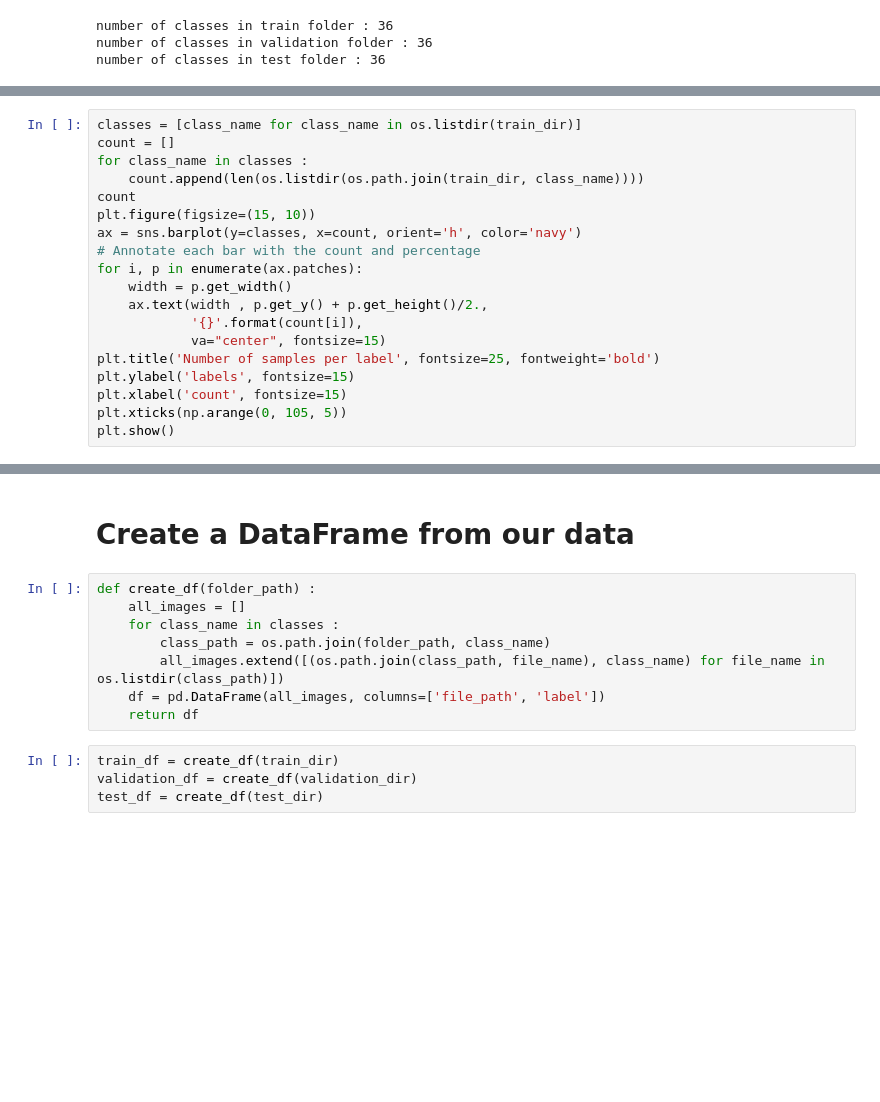
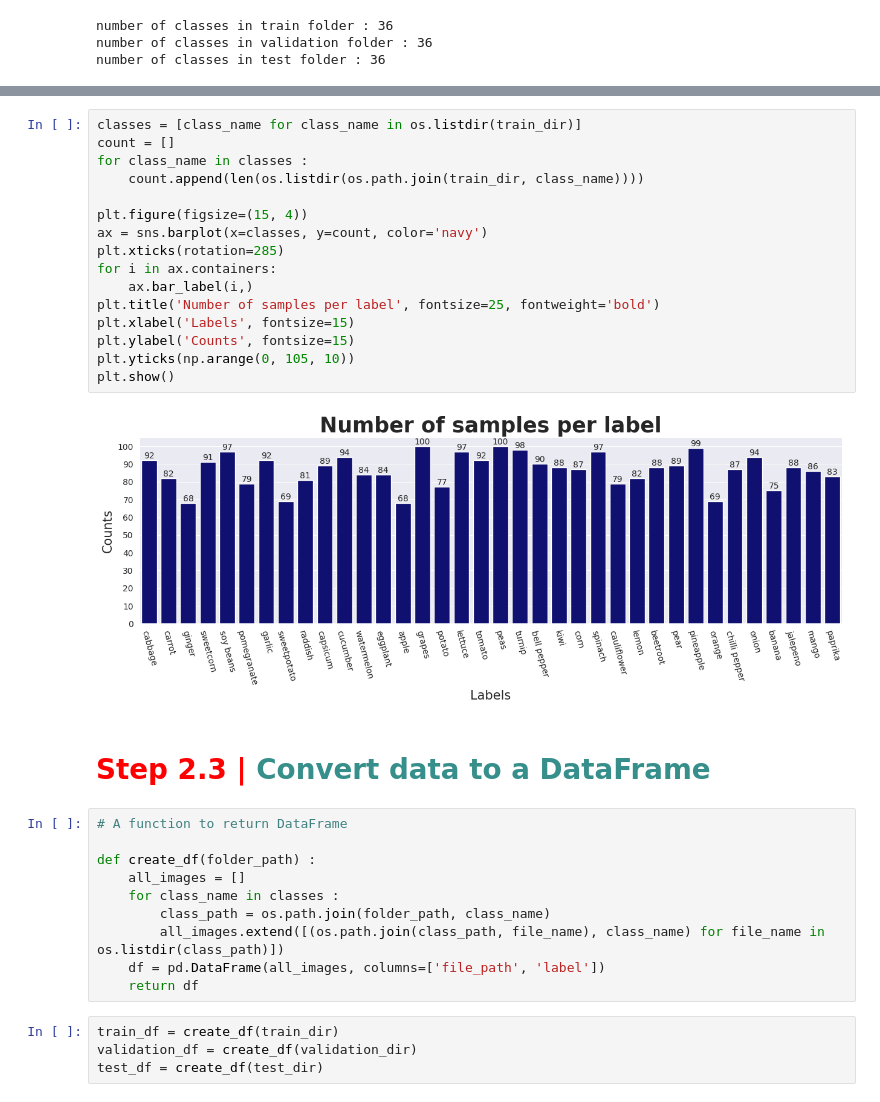
Before and after one commit to NimaPourmoradi/Fruits_and_Vegetables_Image_Recognition, a Jupyter notebook: Fruits and Vegetables.ipynb, the cells around one changed output, grey strips where cells are left out. Cells and saved outputs as stored; diff of their text form; blank space fills up the shorter version.

Commit message:
add final changes + comments
+ Add some comments
+ change count plot orientation
+ Add hello & Thanks & Author section
+ add H1 & H2 tags

```diff
--- a/Fruits and Vegetables.ipynb
+++ b/Fruits and Vegetables.ipynb
@@ -51,19 +97,0 @@ number of classes in test folder : 36
-# %%
-classes = [class_name for class_name in os.listdir(train_dir)]
-count = []
-for class_name in classes :
-    count.append(len(os.listdir(os.path.join(train_dir, class_name))))
-count
-plt.figure(figsize=(15, 10))
-ax = sns.barplot(y=classes, x=count, orient='h', color='navy')
-# Annotate each bar with the count and percentage
-for i, p in enumerate(ax.patches):
-    width = p.get_width()
-    ax.text(width , p.get_y() + p.get_height()/2.,
-            '{}'.format(count[i]),
-            va="center", fontsize=15)
-plt.title('Number of samples per label', fontsize=25, fontweight='bold')
-plt.ylabel('labels', fontsize=15)
-plt.xlabel('count', fontsize=15)
-plt.xticks(np.arange(0, 105, 5))
-plt.show()
@@ -72,6 +98,27 @@ plt.show()
-# %% [markdown]
-# Create a DataFrame from our data
+# %%
+classes = [class_name for class_name in os.listdir(train_dir)]
+count = []
+for class_name in classes :
+    count.append(len(os.listdir(os.path.join(train_dir, class_name))))
+
+plt.figure(figsize=(15, 4))
+ax = sns.barplot(x=classes, y=count, color='navy')
+plt.xticks(rotation=285)
+for i in ax.containers:
+    ax.bar_label(i,)
+plt.title('Number of samples per label', fontsize=25, fontweight='bold')
+plt.xlabel('Labels', fontsize=15)
+plt.ylabel('Counts', fontsize=15)
+plt.yticks(np.arange(0, 105, 10))
+plt.show()
+# %% [output]
+[figure, added]
+# %% [markdown]
+## <a id='step23'></a>
+# <span style="font-family:tahoma;font-size:100%;text-align:left"><span style="color:red"><b>Step 2.3 | <b></span><span style="color:#368F8B"><b>Convert data to a DataFrame</b></span></span>
 # %%
+# A function to return DataFrame
+
 def create_df(folder_path) :
     all_images = []
     for class_name in classes :
```
Also changed, not shown: parts of 45 cells of this notebook.
